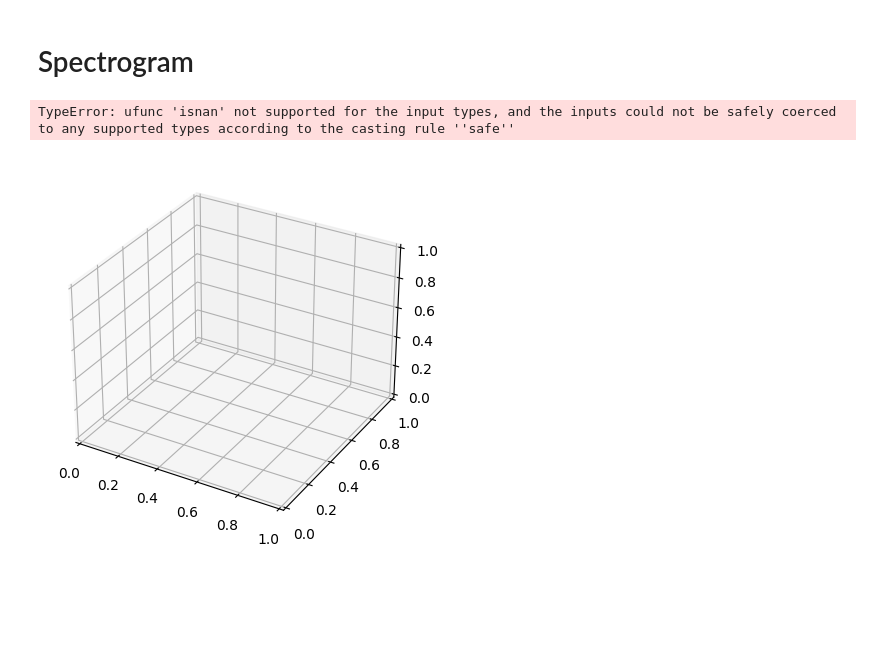
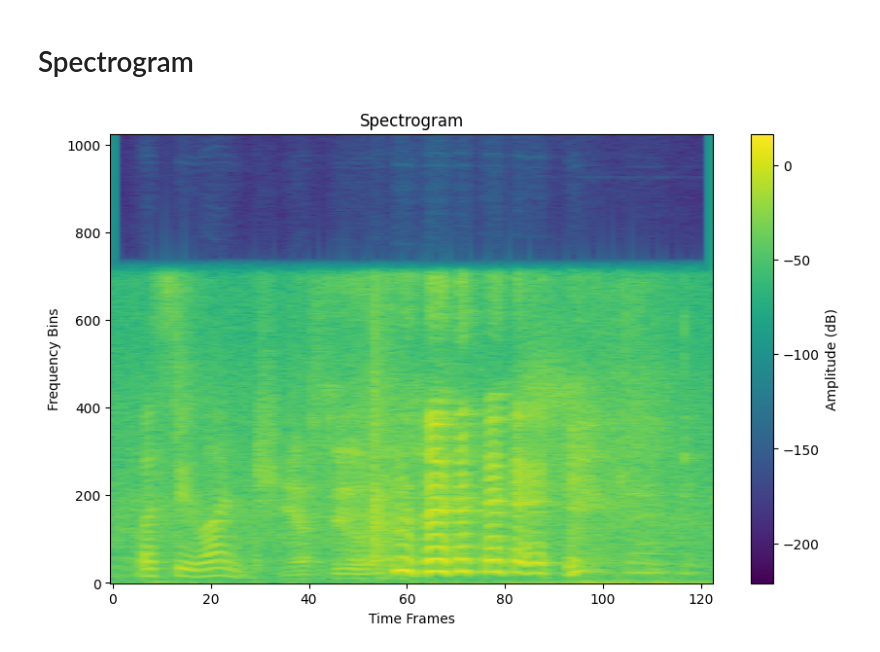
Before and after one commit to ahmd-mohsin/Task-Aware-audio-coding-perceptual, a Jupyter notebook: spectrogram.ipynb, the cells around one changed output. Drawn from its saved outputs; the diff is of its cells as text; code cells hidden in the pictures; blank space fills up the shorter version.

```diff
--- a/spectrogram.ipynb
+++ b/spectrogram.ipynb
@@ -826,7 +826,7 @@ Processed segment 1051/1051
 import pickle
 
 # Specify the path to your .pkl file
-pkl_file = "/home/ahmed/Dataset/complex_specs_S02_P08/Train/complex_P08_0000_00_01_13.50.pkl"
+pkl_file = "/home/ahmed/Task-Aware-audio-coding-perceptual/Data/complex/complex_specs_S02_P08/Train/complex_P08_0000_00_01_13.50.pkl"
 
 # Load the .pkl file
 with open(pkl_file, "rb") as file:
@@ -851,51 +851,30 @@ Shape of data under key 'phase': (1025, 123)
 Data under key 'params' is not an array-like structure.
 # %% [markdown]
 # Spectrogram
-# %%
-import numpy as np
-import matplotlib.pyplot as plt
-from mpl_toolkits.mplot3d import Axes3D
-import pickle
-
-# Load the .pkl file
-with open('path/to/your/file.pkl', 'rb') as f:
-    data = pickle.load(f)
-
-# Extract the necessary data from the dictionary
-magnitude = data['magnitude']
-phase = data['phase']
-params = data['params']
-
-# Normalize the magnitude and phase data
-magnitude = magnitude / np.nanmax(magnitude)
-phase = phase / np.nanmax(phase)
-
-# Create the 3D spectrogram
-fig = plt.figure()
-ax = fig.add_subplot(111, projection='3d')
-
-# Transpose the magnitude and phase data to match the expected shape
-magnitude = magnitude.T
-phase = phase.T
-
-# Create the X, Y, and Z coordinates for the 3D plot
-X, Y = np.meshgrid(params, np.arange(magnitude.shape[0]))
-Z_magnitude = magnitude
-Z_phase = phase
-
-# Handle NaN values in the data
-mask_magnitude = ~np.isnan(Z_magnitude)
-mask_phase = ~np.isnan(Z_phase)
-
-# Plot the magnitude and phase data
-ax.plot_surface(X[mask_magnitude], Y[mask_magnitude], Z_magnitude[mask_magnitude], rstride=1, cstride=1, cmap='viridis', alpha=0.5)
-ax.plot_surface(X[mask_phase], Y[mask_phase], Z_phase[mask_phase], rstride=1, cstride=1, cmap='viridis', alpha=0.5)
-
-ax.set_xlabel('Parameters')
-ax.set_ylabel('Time')
-ax.set_zlabel('Magnitude')
-ax.set_title('3D Spectrogram')
-plt.show()
-# %% [output]
-TypeError: ufunc 'isnan' not supported for the input types, and the inputs could not be safely coerced to any supported types according to the casting rule ''safe''
-[figure, removed]
+# %%
+import pickle
+import numpy as np
+import matplotlib.pyplot as plt
+
+# Load the .pkl file
+file_path = '/home/ahmed/Task-Aware-audio-coding-perceptual/Data/complex/complex_specs_S02_P08/Train/complex_P08_0000_00_01_13.50.pkl'  # Replace 'your_file.pkl' with the path to your .pkl file
+
+with open(file_path, 'rb') as f:
+    data = pickle.load(f)
+
+# Extract magnitude and phase data from the dictionary
+magnitude = data['magnitude']
+phase = data['phase']
+
+# Create a spectrogram plot using the magnitude data
+plt.figure(figsize=(10, 6))
+plt.imshow(20 * np.log10(np.abs(magnitude)), aspect='auto', origin='lower', cmap='viridis')
+plt.colorbar(label='Amplitude (dB)')
+plt.xlabel('Time Frames')
+plt.ylabel('Frequency Bins')
+plt.title('Spectrogram')
+
+# Show the plot
+plt.show()
+# %% [output]
+[figure, added]
```
Also changed, not shown: parts of 2 cells of this notebook.
